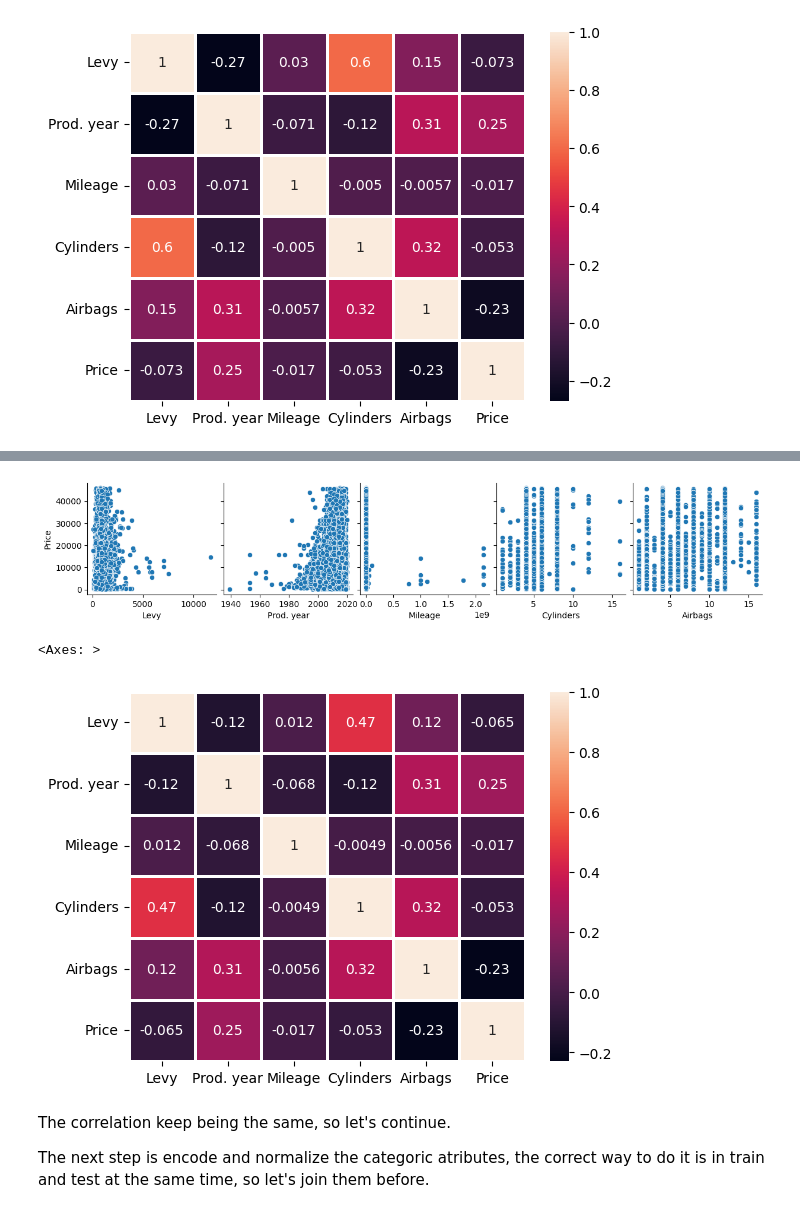
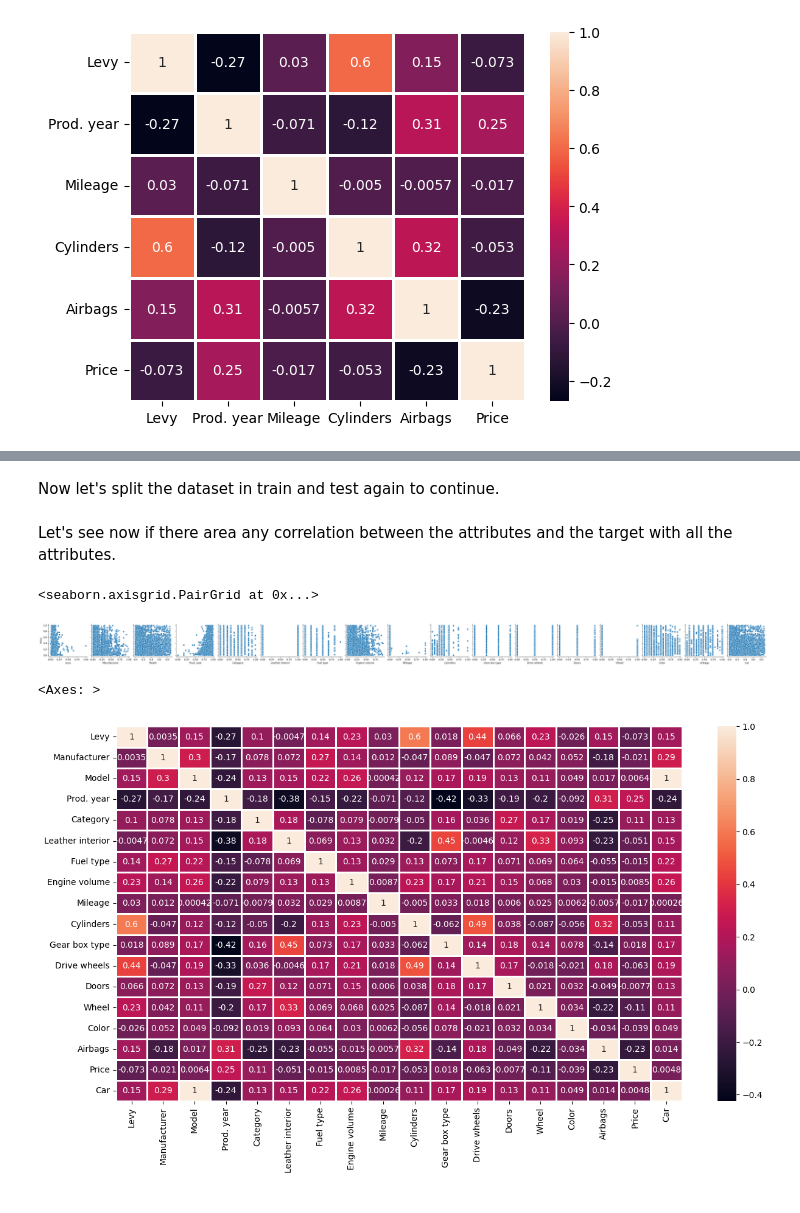
Before and after one commit to luismz14/Kaggle, a Jupyter notebook: kaggle.ipynb, the cells around one changed output, grey strips where cells are left out. Cells and saved outputs as stored; diff of their text form; code cells hidden in the pictures.

Commit message:
Features selected and first R2 evaluation

```diff
--- a/kaggle.ipynb
+++ b/kaggle.ipynb
@@ -274,4 +272,0 @@ Before select the best features, let's do a NaN's treatment to the train set and
-# %%
-train['Levy']=train['Levy'].fillna(train['Levy'].mean())
-train['Mileage']=train['Mileage'].fillna(train['Mileage'].mean())
-test['Airbags']=test['Airbags'].fillna(test['Airbags'].mean())
@@ -277,0 +279,11 @@ test['Airbags']=test['Airbags'].fillna(test['Airbags'].mean())
+# %%
+n_train = train.shape[0]
+df = pd.concat([train, test], axis=0)
+df['Car'] = df['Manufacturer'] + ' ' + df['Model']
+df['Doors'] = df['Doors'].astype(str)
+
+oe = OrdinalEncoder()
+df_aux = oe.fit_transform(df)
+df = pd.DataFrame(df_aux, columns=df.columns)
+
+df
@@ -277,0 +306,6 @@ test['Airbags']=test['Airbags'].fillna(test['Airbags'].mean())
+# %%
+scaler = MinMaxScaler()
+df_scaled = scaler.fit_transform(df)
+df = pd.DataFrame(df_scaled, columns=df.columns)
+
+df
@@ -278,13 +326,19 @@ test['Airbags']=test['Airbags'].fillna(test['Airbags'].mean())
+# %% [markdown]
+Now let's split the dataset in train and test again to continue.
+# %%
+train = df[:n_train]
+test = df[n_train:]
+# %% [markdown]
+Let's see now if there area any correlation between the attributes and the target with all the attributes.
 # %%
-g= sns.pairplot(train,y_vars=['Price'], x_vars=df.select_dtypes(include='number').columns.drop('Price'), dropna=True)
+sns.pairplot(train,y_vars=['Price'], x_vars=df.select_dtypes(include='number').columns.drop('Price'), dropna=True)
 # %% [output]
+<seaborn.axisgrid.PairGrid at 0x...>
-[figure, old version]
+[figure, new version]
 # %%
+plt.figure(figsize=(15,8))
+
 sns.heatmap(train.corr(numeric_only=True),annot=True,linewidths=2)
 # %% [output]
 <Axes: >
-[figure, old version]
+[figure, new version]
-# %% [markdown]
-The correlation keep being the same, so let's continue.
-
-The next step is encode and normalize the categoric atributes, the correct way to do it is in train and test at the same time, so let's join them before.
```
Also changed, not shown: parts of 15 cells of this notebook.
